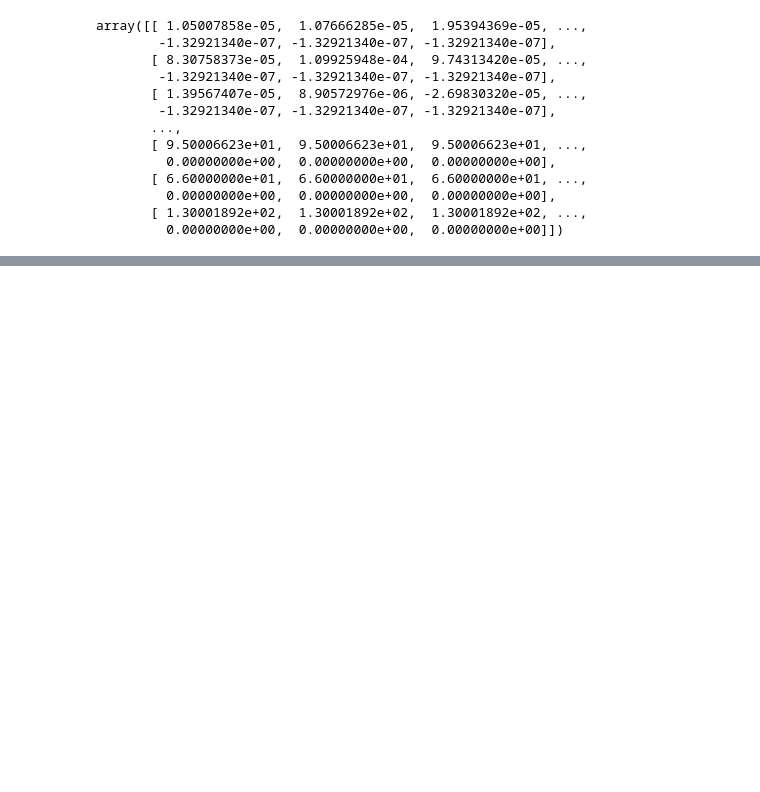
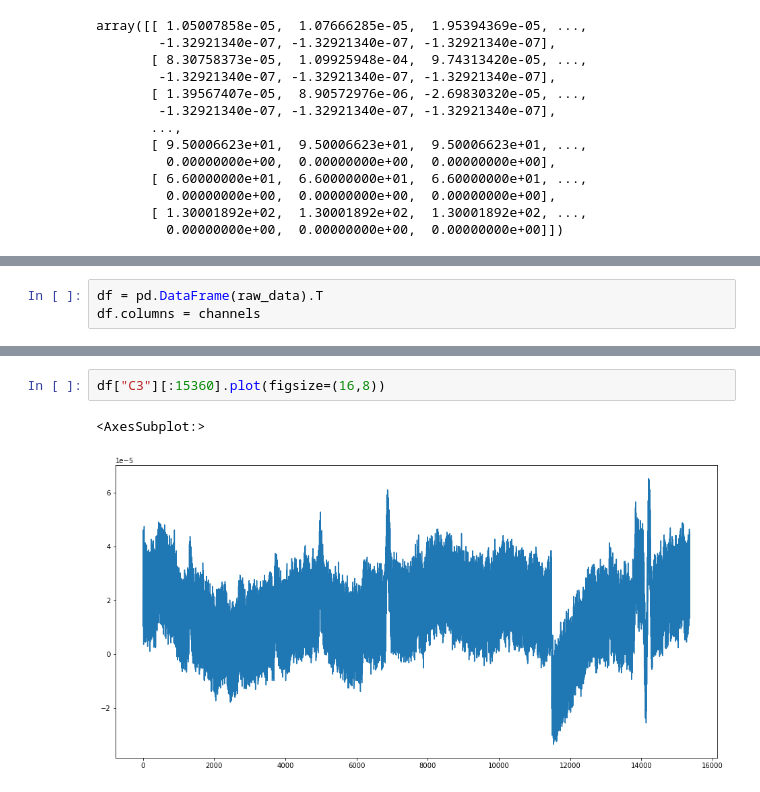
Before and after one commit to yunusozen/sleepworks, a Jupyter notebook: m.ipynb, the cells around one changed output, grey strips where cells are left out. Drawn from its saved outputs; the diff is of its cells as text; blank space fills up the shorter version.

Commit message:
plotting the epochs, listing annotations

```diff
--- a/m.ipynb
+++ b/m.ipynb
@@ -57,0 +34,3 @@ channels
+# %%
+df = pd.DataFrame(raw_data).T
+df.columns = channels
@@ -63,0 +203,5 @@ annot
+# %%
+df["C3"][:15360].plot(figsize=(16,8))
+# %% [output]
+<AxesSubplot:>
+[figure, added]
```
Also changed, not shown: parts of 27 cells of this notebook.
